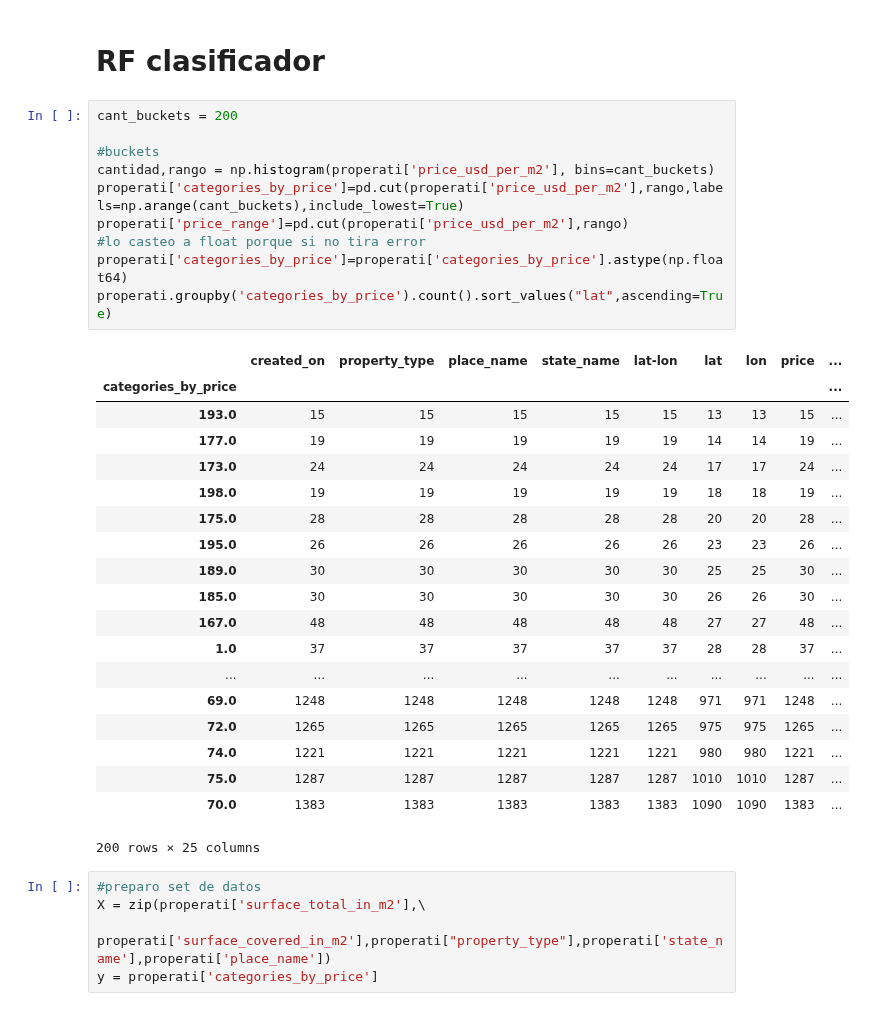
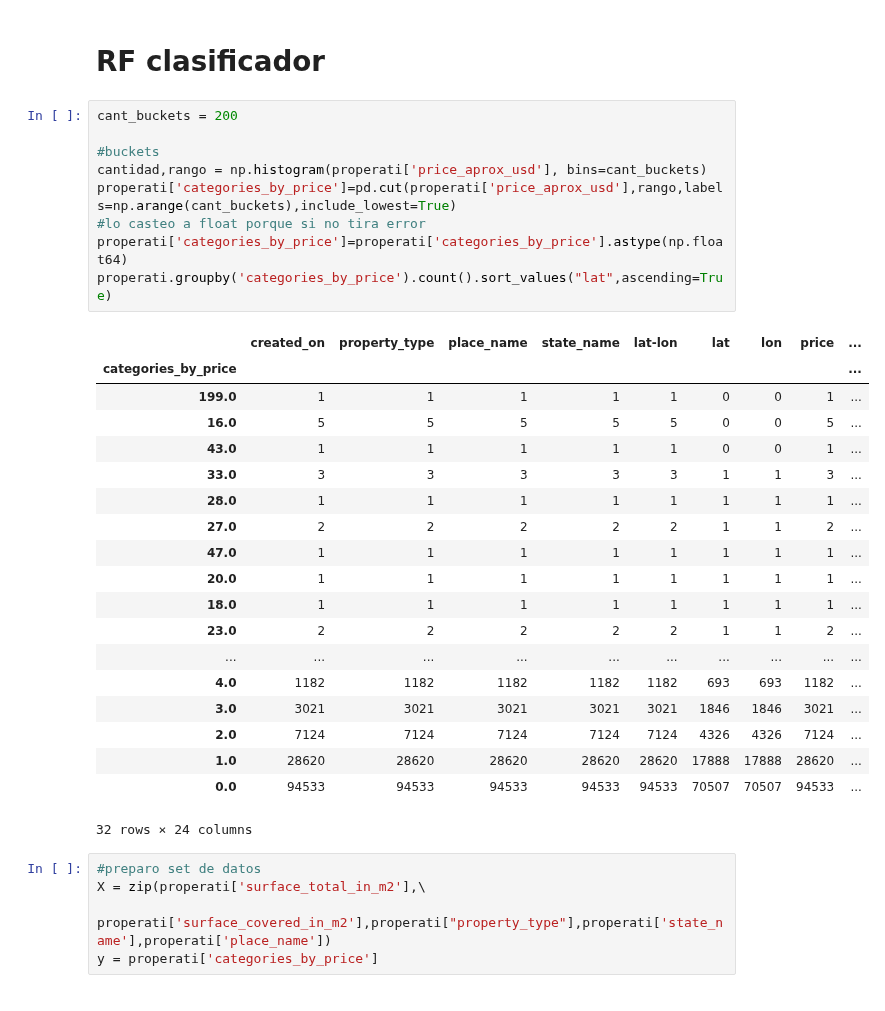
Before and after one commit to AlejandroDaneri/Machine-Learning-Properati, a Jupyter notebook: Random Forest.ipynb, the cells around one changed output. Drawn from its saved outputs; the diff is of its cells as text.

```diff
--- a/Random Forest.ipynb
+++ b/Random Forest.ipynb
@@ -71,33 +71,32 @@ properati['property_type'] = le_tipo.transform(tipos_prop)
 # %%
 cant_buckets = 200
 
 #buckets
-cantidad,rango = np.histogram(properati['price_usd_per_m2'], bins=cant_buckets)
-properati['categories_by_price']=pd.cut(properati['price_usd_per_m2'],rango,labels=np.arange(cant_buckets),include_lowest=True)
-properati['price_range']=pd.cut(properati['price_usd_per_m2'],rango)
+cantidad,rango = np.histogram(properati['price_aprox_usd'], bins=cant_buckets)
+properati['categories_by_price']=pd.cut(properati['price_aprox_usd'],rango,labels=np.arange(cant_buckets),include_lowest=True)
 #lo casteo a float porque si no tira error
 properati['categories_by_price']=properati['categories_by_price'].astype(np.float64)
 properati.groupby('categories_by_price').count().sort_values("lat",ascending=True)
 # %% [output]
 |  | created_on | property_type | place_name | state_name | lat-lon | lat | lon | price | ... |
 | categories_by_price |  |  |  |  |  |  |  |  | ... |
-| 193.0 | 15 | 15 | 15 | 15 | 15 | 13 | 13 | 15 | ... |
-| 177.0 | 19 | 19 | 19 | 19 | 19 | 14 | 14 | 19 | ... |
-| 173.0 | 24 | 24 | 24 | 24 | 24 | 17 | 17 | 24 | ... |
-| 198.0 | 19 | 19 | 19 | 19 | 19 | 18 | 18 | 19 | ... |
-| 175.0 | 28 | 28 | 28 | 28 | 28 | 20 | 20 | 28 | ... |
-| 195.0 | 26 | 26 | 26 | 26 | 26 | 23 | 23 | 26 | ... |
-| 189.0 | 30 | 30 | 30 | 30 | 30 | 25 | 25 | 30 | ... |
-| 185.0 | 30 | 30 | 30 | 30 | 30 | 26 | 26 | 30 | ... |
-| 167.0 | 48 | 48 | 48 | 48 | 48 | 27 | 27 | 48 | ... |
-| 1.0 | 37 | 37 | 37 | 37 | 37 | 28 | 28 | 37 | ... |
+| 199.0 | 1 | 1 | 1 | 1 | 1 | 0 | 0 | 1 | ... |
+| 16.0 | 5 | 5 | 5 | 5 | 5 | 0 | 0 | 5 | ... |
+| 43.0 | 1 | 1 | 1 | 1 | 1 | 0 | 0 | 1 | ... |
+| 33.0 | 3 | 3 | 3 | 3 | 3 | 1 | 1 | 3 | ... |
+| 28.0 | 1 | 1 | 1 | 1 | 1 | 1 | 1 | 1 | ... |
+| 27.0 | 2 | 2 | 2 | 2 | 2 | 1 | 1 | 2 | ... |
+| 47.0 | 1 | 1 | 1 | 1 | 1 | 1 | 1 | 1 | ... |
+| 20.0 | 1 | 1 | 1 | 1 | 1 | 1 | 1 | 1 | ... |
+| 18.0 | 1 | 1 | 1 | 1 | 1 | 1 | 1 | 1 | ... |
+| 23.0 | 2 | 2 | 2 | 2 | 2 | 1 | 1 | 2 | ... |
 | ... | ... | ... | ... | ... | ... | ... | ... | ... | ... |
-| 69.0 | 1248 | 1248 | 1248 | 1248 | 1248 | 971 | 971 | 1248 | ... |
-| 72.0 | 1265 | 1265 | 1265 | 1265 | 1265 | 975 | 975 | 1265 | ... |
-| 74.0 | 1221 | 1221 | 1221 | 1221 | 1221 | 980 | 980 | 1221 | ... |
-| 75.0 | 1287 | 1287 | 1287 | 1287 | 1287 | 1010 | 1010 | 1287 | ... |
-| 70.0 | 1383 | 1383 | 1383 | 1383 | 1383 | 1090 | 1090 | 1383 | ... |
+| 4.0 | 1182 | 1182 | 1182 | 1182 | 1182 | 693 | 693 | 1182 | ... |
+| 3.0 | 3021 | 3021 | 3021 | 3021 | 3021 | 1846 | 1846 | 3021 | ... |
+| 2.0 | 7124 | 7124 | 7124 | 7124 | 7124 | 4326 | 4326 | 7124 | ... |
+| 1.0 | 28620 | 28620 | 28620 | 28620 | 28620 | 17888 | 17888 | 28620 | ... |
+| 0.0 | 94533 | 94533 | 94533 | 94533 | 94533 | 70507 | 70507 | 94533 | ... |
-200 rows × 25 columns
+32 rows × 24 columns
 # %%
 #preparo set de datos
 X = zip(properati['surface_total_in_m2'],\
```
Also changed, not shown: parts of 5 cells of this notebook, 3 other files.
